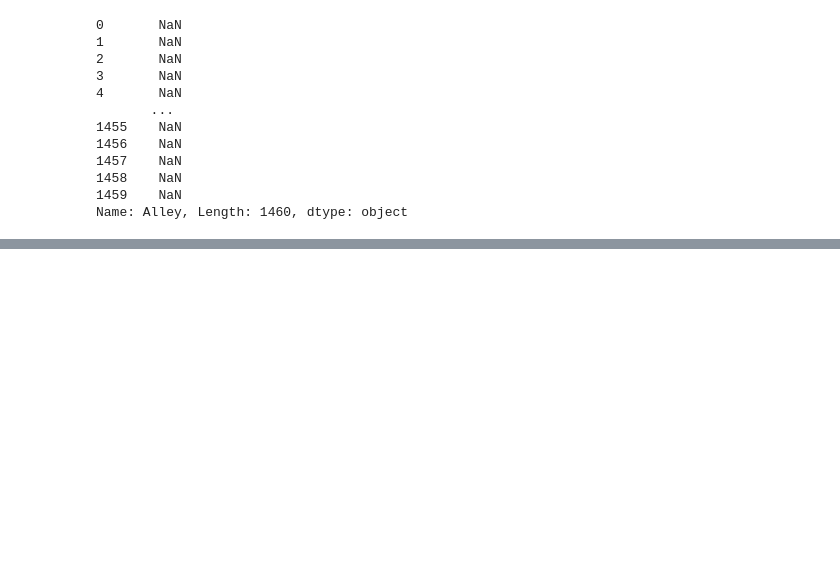
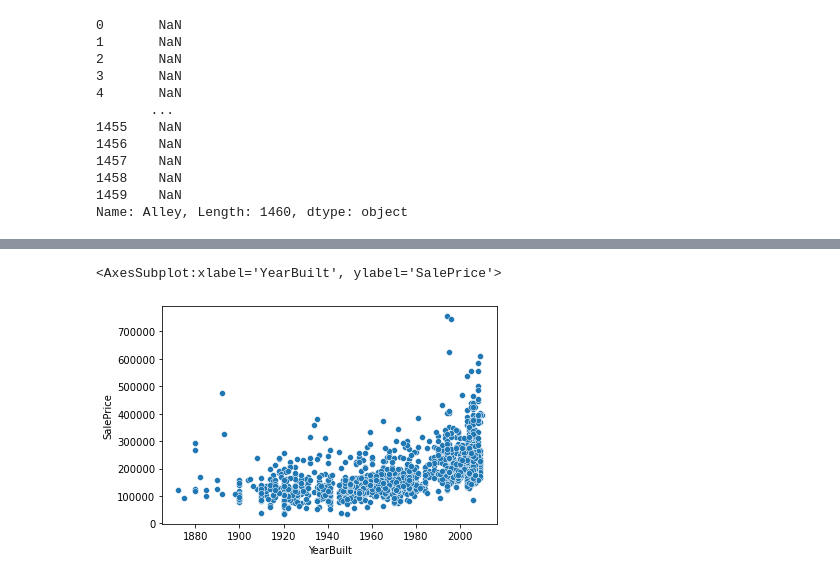
Before and after one commit to kitakou0313/titanic, a Jupyter notebook: home_price/eda.ipynb, the cells around one changed output, grey strips where cells are left out. Drawn from its saved outputs; the diff is of its cells as text; code cells hidden in the pictures; blank space fills up the shorter version.

```diff
--- a/home_price/eda.ipynb
+++ b/home_price/eda.ipynb
@@ -60,0 +125,5 @@ Name: Alley, Length: 1460, dtype: object
+# %%
+sns.scatterplot(data=train, x="YearBuilt", y="SalePrice")
+# %% [output]
+<AxesSubplot:xlabel='YearBuilt', ylabel='SalePrice'>
+[figure, added]
```
Also changed, not shown: parts of 6 cells of this notebook.
